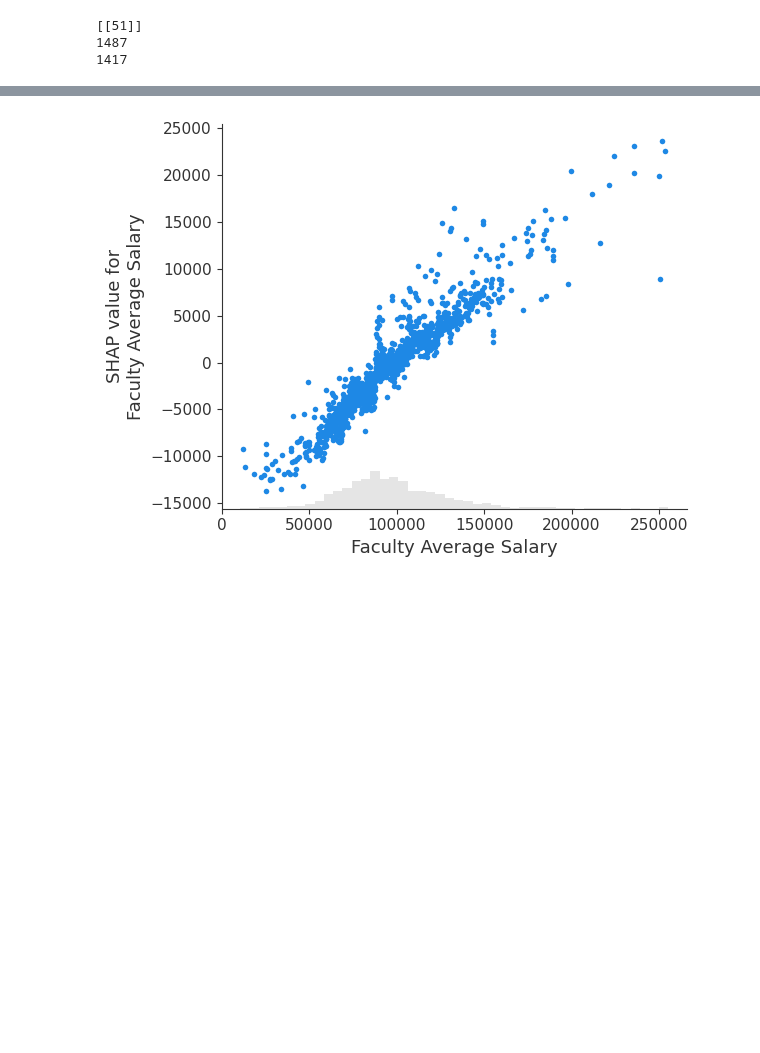
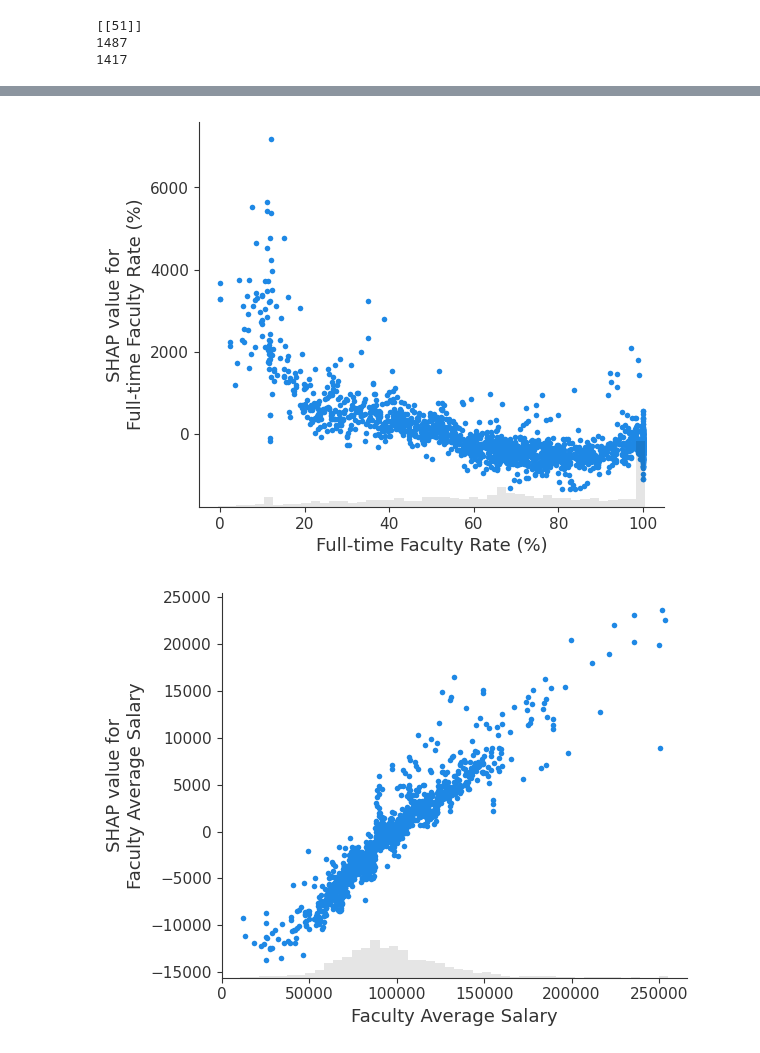
Before and after one commit to runstats21/college-score-card-analysis, a Jupyter notebook: simpleModel+shap.ipynb, the cells around one changed output, grey strips where cells are left out. Saved outputs shown, nothing was run; the diff lists cells and outputs as text; code cells hidden in the pictures; blank space fills up the shorter version.

```diff
--- a/simpleModel+shap.ipynb
+++ b/simpleModel+shap.ipynb
@@ -277,3 +273,8 @@ plt.show()
 # %%
 # shap.plots.force(shap_values_test[147]) # need Javascript library to use forceplot
+# %%
+# examine single feature
+shap.plots.scatter(shap_values[:, 'Full-time Faculty Rate (%)'])
+# %% [output]
+[figure, added]
 # %%
```
Also changed, not shown: parts of 14 cells of this notebook, 8 other files.
